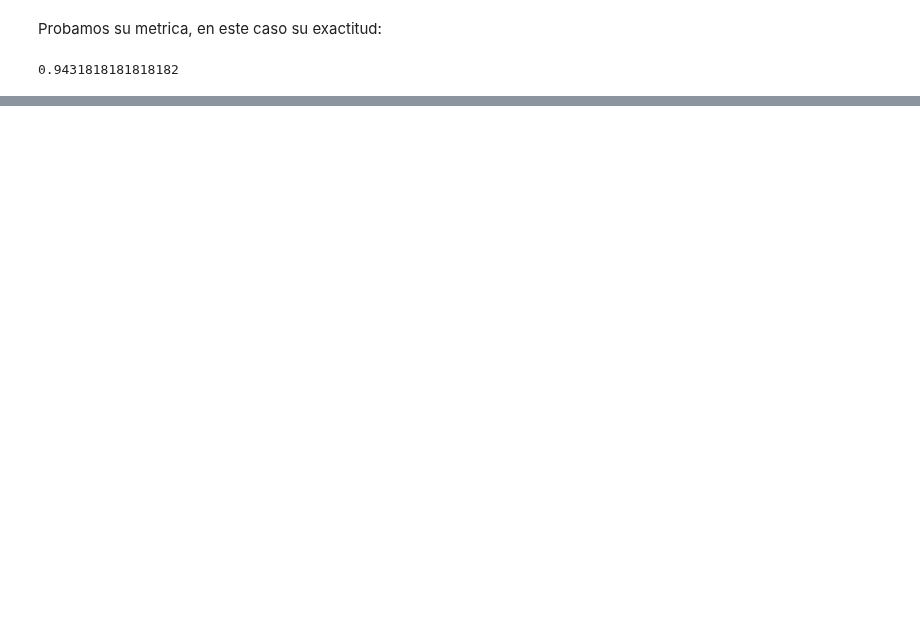
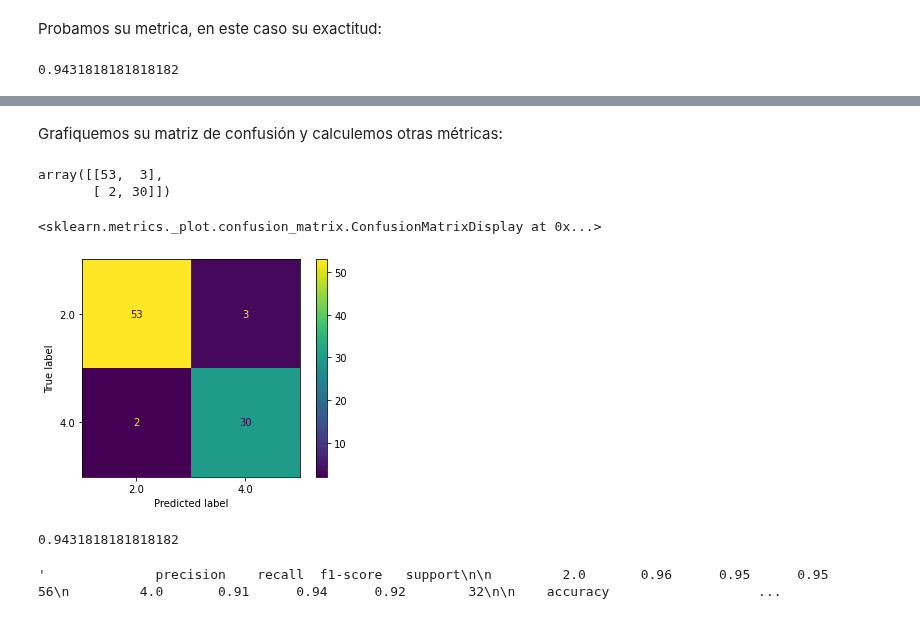
Before and after one commit to igomezv/DataScienceIntermedio, a Jupyter notebook: 3-1-Aprendizaje-supervisado.ipynb, the cells around one changed output, grey strips where cells are left out. Cells and saved outputs as stored; diff of their text form; code cells hidden in the pictures; blank space fills up the shorter version.

```diff
--- a/3-1-Aprendizaje-supervisado.ipynb
+++ b/3-1-Aprendizaje-supervisado.ipynb
@@ -75,0 +91,2 @@ clf.score(X_train, Y_train)
+# %% [markdown]
+Grafiquemos su matriz de confusión y calculemos otras métricas:
@@ -75,0 +96,23 @@ clf.score(X_train, Y_train)
+# %%
+# Calcular matriz de confusion
+predictions = clf.predict(X_test)
+cm = confusion_matrix(Y_test, predictions, labels=clf.classes_)
+cm
+# %% [output]
+array([[53,  3],
+       [ 2, 30]])
+# %%
+# Graficar mejor la matriz
+disp = ConfusionMatrixDisplay(confusion_matrix=cm, display_labels=clf.classes_)
+disp.plot()
+# %% [output]
+<sklearn.metrics._plot.confusion_matrix.ConfusionMatrixDisplay at 0x...>
+[figure, added]
+# %%
+accuracy_score(Y_test, predictions)
+# %% [output]
+0.9431818181818182
+# %%
+classification_report(Y_test, predictions)
+# %% [output]
+'              precision    recall  f1-score   support\n\n         2.0       0.96      0.95      0.95        56\n         4.0       0.91      0.94      0.92        32\n\n    accuracy                   ...
```
Also changed, not shown: parts of 21 cells of this notebook.
